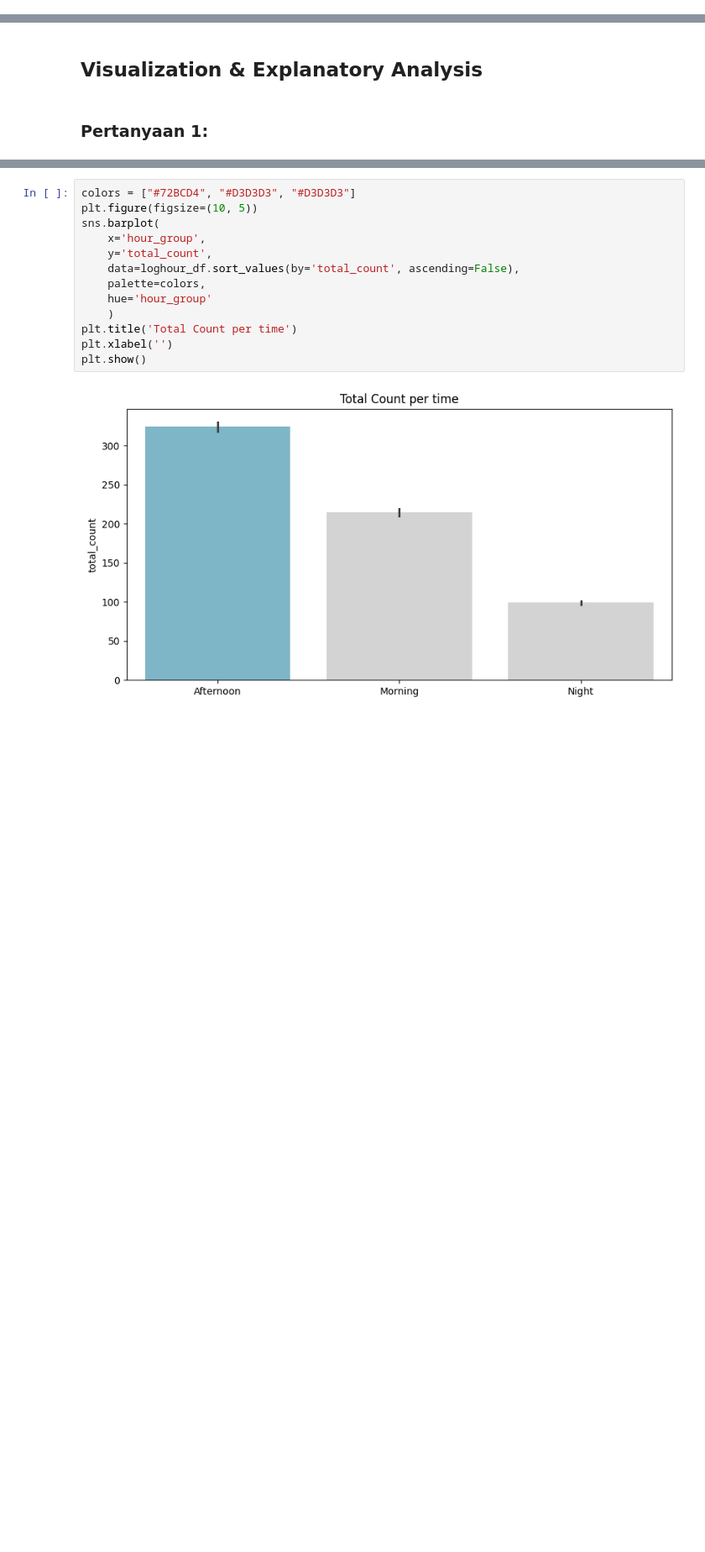
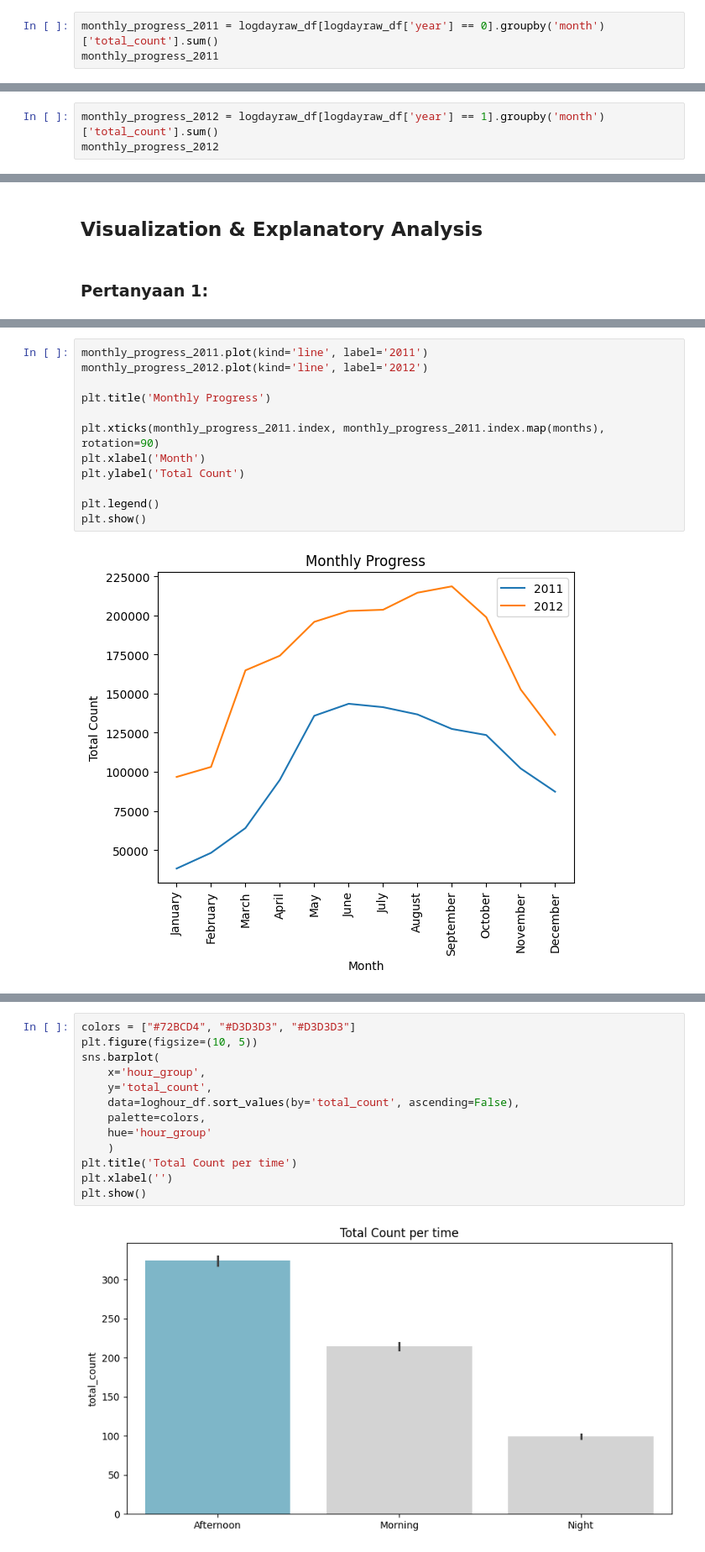
Before and after one commit to 337ubaid/proyek_akhir_analisis_data_dicoding, a Jupyter notebook: notebook.ipynb, the cells around one changed output, grey strips where cells are left out. Shown: that part at 84% size. Drawn from its saved outputs; the diff is of its cells as text; blank space fills up the shorter version.

```diff
--- a/notebook.ipynb
+++ b/notebook.ipynb
@@ -369,0 +352,3 @@ loghour_df.groupby(by=['month', 'hour']).agg({
+# %%
+monthly_progress_2011 = logdayraw_df[logdayraw_df['year'] == 0].groupby('month')['total_count'].sum()
+monthly_progress_2011
@@ -369,0 +370,3 @@ loghour_df.groupby(by=['month', 'hour']).agg({
+# %%
+monthly_progress_2012 = logdayraw_df[logdayraw_df['year'] == 1].groupby('month')['total_count'].sum()
+monthly_progress_2012
@@ -374,3 +447,17 @@ loghour_df.groupby(by=['month', 'hour']).agg({
+# %%
+monthly_progress_2011.plot(kind='line', label='2011')
+monthly_progress_2012.plot(kind='line', label='2012')
+
+plt.title('Monthly Progress')
+
+plt.xticks(monthly_progress_2011.index, monthly_progress_2011.index.map(months), rotation=90)
+plt.xlabel('Month')
+plt.ylabel('Total Count')
+
+plt.legend()
+plt.show()
+# %% [output]
+[figure, added]
 # %%
 fig, ax = plt.subplots(nrows=2, ncols=4, figsize=(30, 15), sharey=True)
 
```
Also changed, not shown: parts of 28 cells of this notebook.
